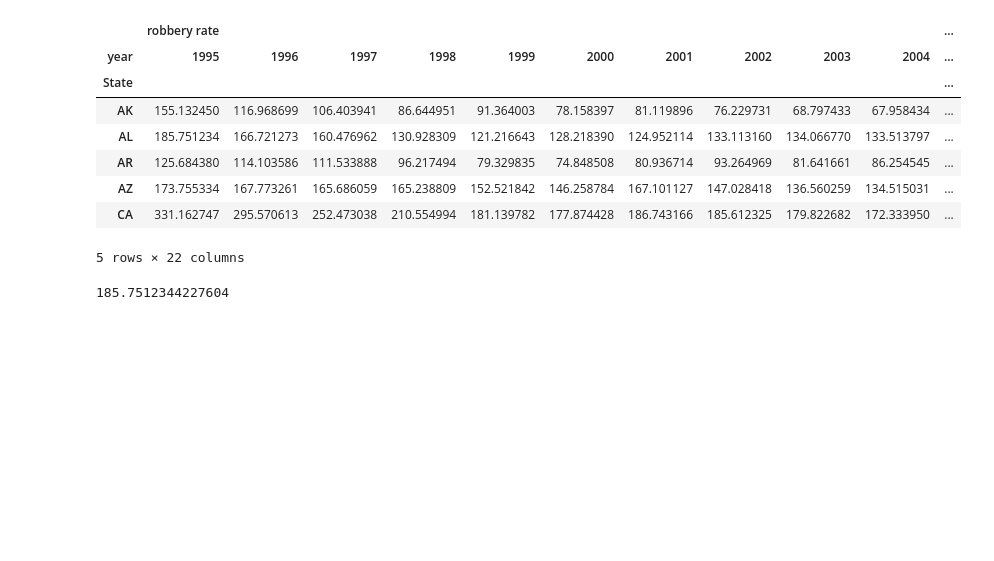
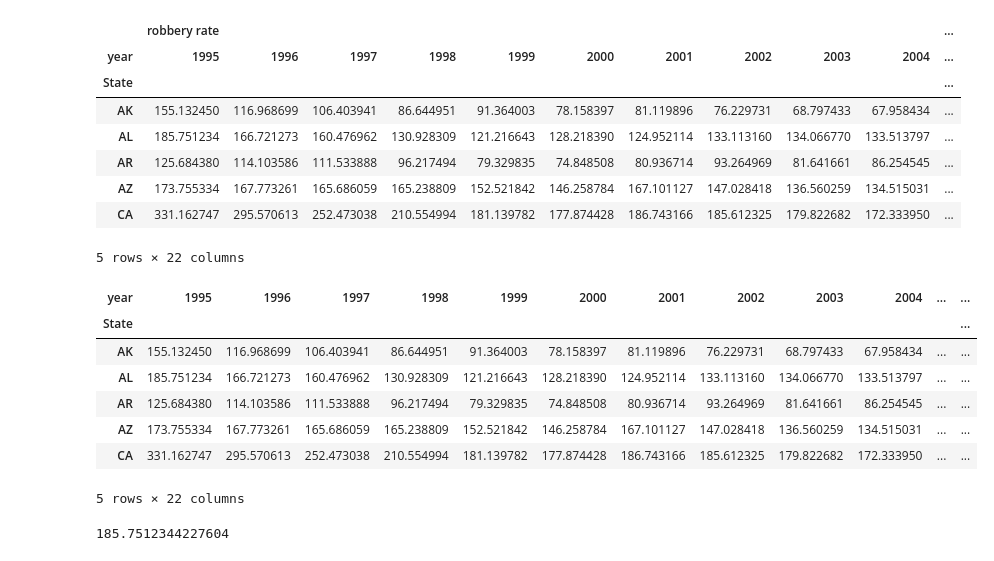
Before and after one commit to navbala/Crime-Rate-Predictor, a Jupyter notebook: data exploration and cleanup.ipynb, the cells around one changed output. Drawn from its saved outputs; the diff is of its cells as text; code cells hidden in the pictures; blank space fills up the shorter version.

Commit message:
added table to visualize final format of crime_df

```diff
--- a/data exploration and cleanup.ipynb
+++ b/data exploration and cleanup.ipynb
@@ -50,6 +50,16 @@ crimes_df.head(5)
 # %%
 crimes_df.columns = crimes_df.columns.droplevel()
 crimes_df.columns = crimes_df.columns.astype(str)
+crimes_df.head()
+# %% [output]
+| year | 1995 | 1996 | 1997 | 1998 | 1999 | 2000 | 2001 | 2002 | 2003 | 2004 | ... | ... |
+| State |  |  |  |  |  |  |  |  |  |  |  | ... |
+| AK | 155.132450 | 116.968699 | 106.403941 | 86.644951 | 91.364003 | 78.158397 | 81.119896 | 76.229731 | 68.797433 | 67.958434 | ... | ... |
+| AL | 185.751234 | 166.721273 | 160.476962 | 130.928309 | 121.216643 | 128.218390 | 124.952114 | 133.113160 | 134.066770 | 133.513797 | ... | ... |
+| AR | 125.684380 | 114.103586 | 111.533888 | 96.217494 | 79.329835 | 74.848508 | 80.936714 | 93.264969 | 81.641661 | 86.254545 | ... | ... |
+| AZ | 173.755334 | 167.773261 | 165.686059 | 165.238809 | 152.521842 | 146.258784 | 167.101127 | 147.028418 | 136.560259 | 134.515031 | ... | ... |
+| CA | 331.162747 | 295.570613 | 252.473038 | 210.554994 | 181.139782 | 177.874428 | 186.743166 | 185.612325 | 179.822682 | 172.333950 | ... | ... |
+5 rows × 22 columns
 # %%
 #data access example: crime rate in Alabama in 1995:
 crimes_df.loc['AL','1995']
```
